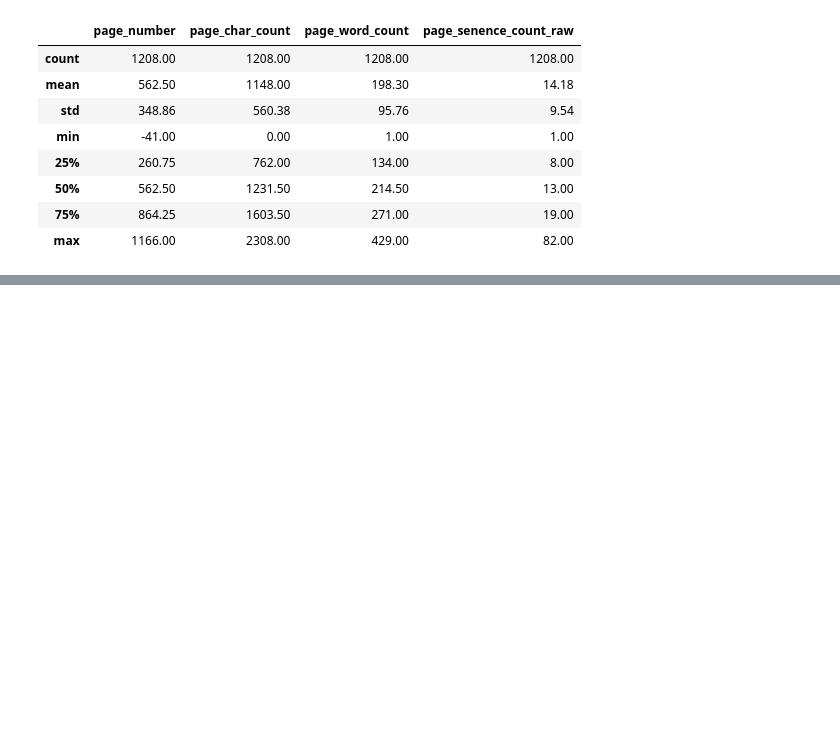
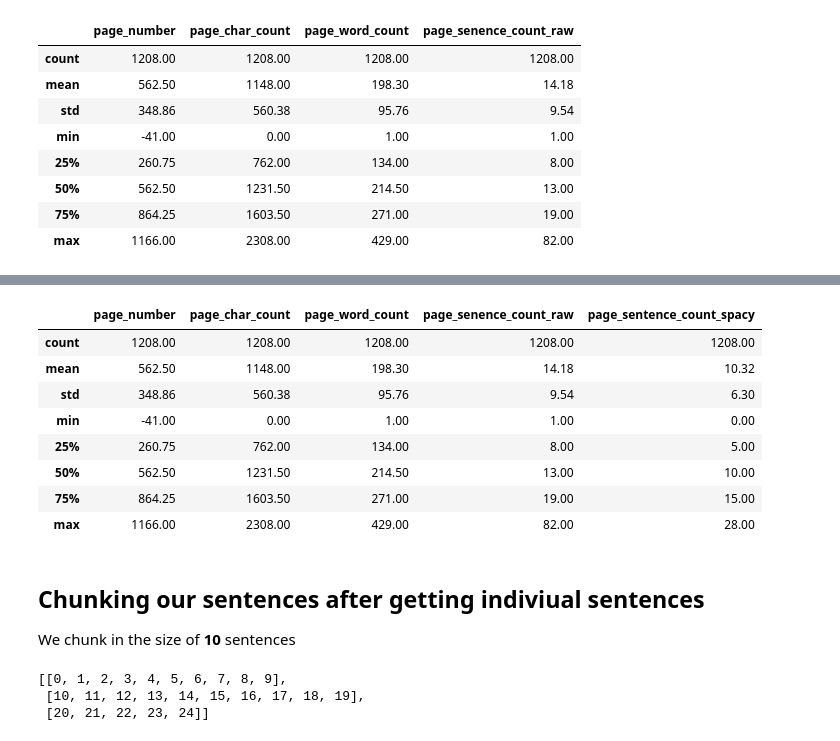
Before and after one commit to u-r-a-bot/rag, a Jupyter notebook: simple-rag.ipynb, the cells around one changed output, grey strips where cells are left out. Cells and saved outputs as stored; diff of their text form; code cells hidden in the pictures; blank space fills up the shorter version.

```diff
--- a/simple-rag.ipynb
+++ b/simple-rag.ipynb
@@ -144,0 +177,30 @@ df.describe().round(2)
+# %%
+df= pd.DataFrame(pages_and_texts)
+df.describe().round(2)
+# %% [output]
+|  | page_number | page_char_count | page_word_count | page_senence_count_raw | page_sentence_count_spacy |
+| count | 1208.00 | 1208.00 | 1208.00 | 1208.00 | 1208.00 |
+| mean | 562.50 | 1148.00 | 198.30 | 14.18 | 10.32 |
+| std | 348.86 | 560.38 | 95.76 | 9.54 | 6.30 |
+| min | -41.00 | 0.00 | 1.00 | 1.00 | 0.00 |
+| 25% | 260.75 | 762.00 | 134.00 | 8.00 | 5.00 |
+| 50% | 562.50 | 1231.50 | 214.50 | 13.00 | 10.00 |
+| 75% | 864.25 | 1603.50 | 271.00 | 19.00 | 15.00 |
+| max | 1166.00 | 2308.00 | 429.00 | 82.00 | 28.00 |
+# %% [markdown]
+## Chunking our sentences after getting indiviual sentences
+We chunk in the size of **10** sentences
+# %%
+num_sentence_chunk_size = 10
+
+
+def split_list(input_list:list,
+               slice_size:int = num_sentence_chunk_size)-> list[list[str]]:
+    return [input_list[i:i+slice_size] for i in range(0, len(input_list), slice_size)]
+
+test_split = list(range(25))
+split_list(test_split)
+# %% [output]
+[[0, 1, 2, 3, 4, 5, 6, 7, 8, 9],
+ [10, 11, 12, 13, 14, 15, 16, 17, 18, 19],
+ [20, 21, 22, 23, 24]]
```
Also changed, not shown: parts of 10 cells of this notebook.
